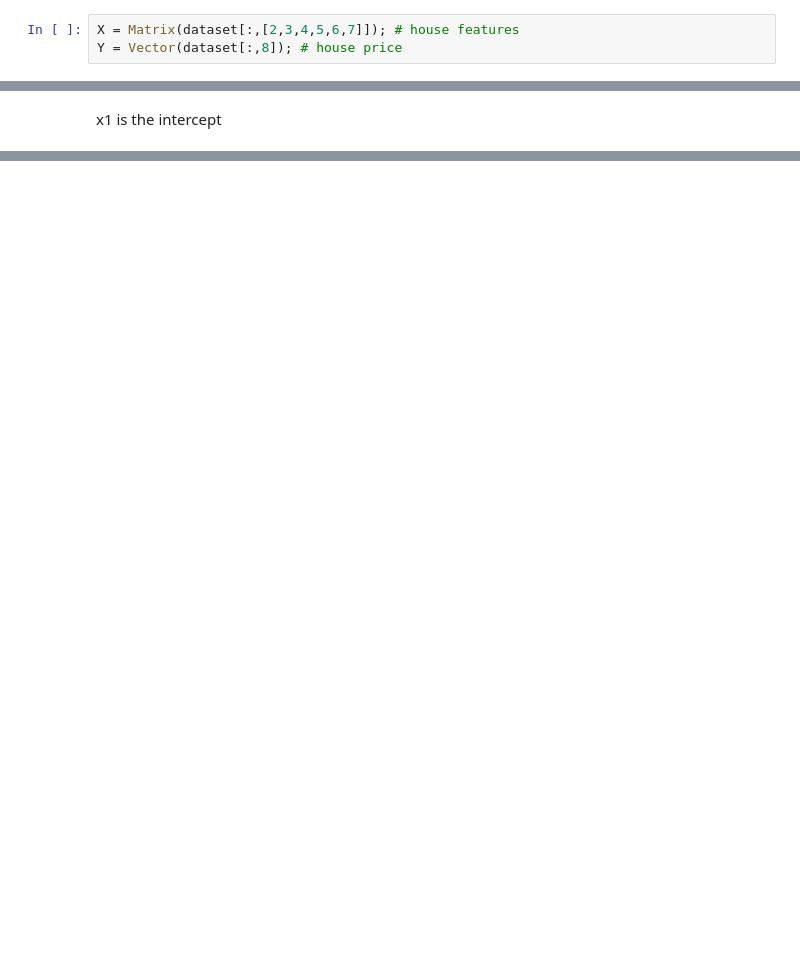
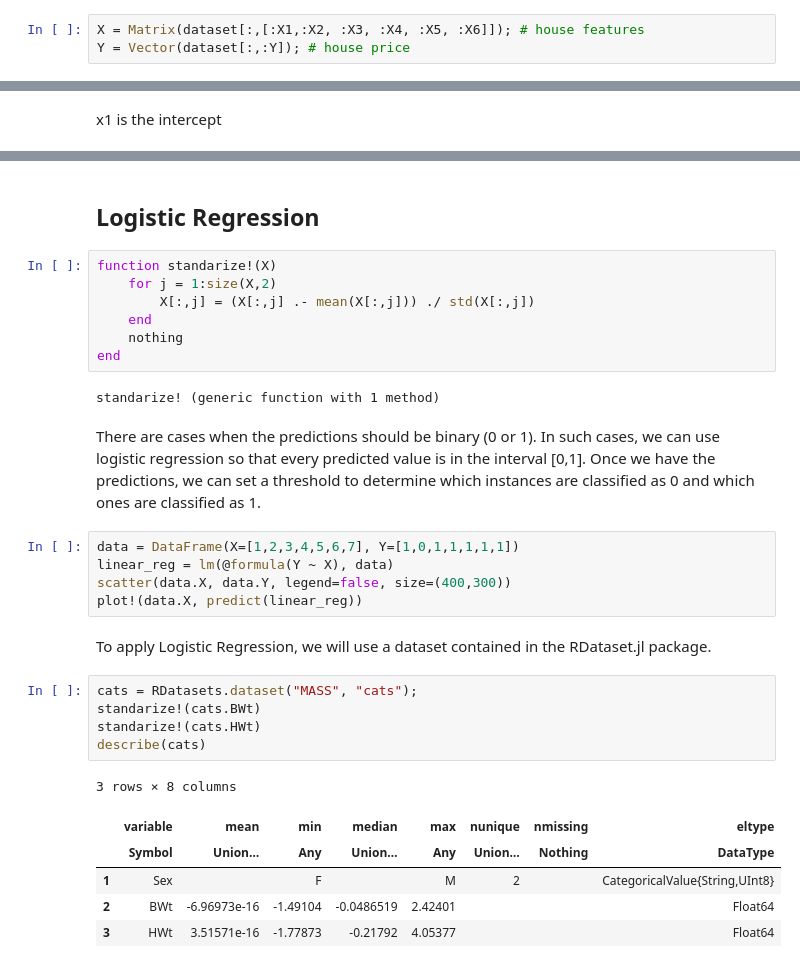
Before and after one commit to pabvald/julia-for-data-science, a Jupyter notebook: 07. Regression.ipynb, the cells around one changed output, grey strips where cells are left out. Drawn from its saved outputs; the diff is of its cells as text; blank space fills up the shorter version.

```diff
--- a/07. Regression.ipynb
+++ b/07. Regression.ipynb
@@ -30,6 +57,6 @@ describe(dataset)
 # %%
-X = Matrix(dataset[:,[2,3,4,5,6,7]]); # house features
-Y = Vector(dataset[:,8]); # house price
+X = Matrix(dataset[:,[:X1,:X2, :X3, :X4, :X5, :X6]]); # house features
+Y = Vector(dataset[:,:Y]); # house price
 # %%
 size(X)
 # %% [output]
@@ -105,0 +156,32 @@ scatter(GLM.predict(model), Y)
+# %% [markdown]
+## Logistic Regression
+# %%
+function standarize!(X)
+    for j = 1:size(X,2)
+        X[:,j] = (X[:,j] .- mean(X[:,j])) ./ std(X[:,j])
+    end
+    nothing
+end
+# %% [output]
+standarize! (generic function with 1 method)
+# %% [markdown]
+There are cases when the predictions should be binary (0 or 1). In such cases, we can use logistic regression so that every predicted value is in the interval [0,1]. Once we have the predictions, we can set a threshold to determine which instances are classified as 0 and which ones are classified as 1.
+# %%
+data = DataFrame(X=[1,2,3,4,5,6,7], Y=[1,0,1,1,1,1,1])
+linear_reg = lm(@formula(Y ~ X), data)
+scatter(data.X, data.Y, legend=false, size=(400,300))
+plot!(data.X, predict(linear_reg))
+# %% [markdown]
+To apply Logistic Regression, we will use a dataset contained in the RDataset.jl package.
+# %%
+cats = RDatasets.dataset("MASS", "cats");
+standarize!(cats.BWt)
+standarize!(cats.HWt)
+describe(cats)
+# %% [output]
+3 rows × 8 columns
+|  | variable | mean | min | median | max | nunique | nmissing | eltype |
+|  | Symbol | Union… | Any | Union… | Any | Union… | Nothing | DataType |
+| 1 | Sex |  | F |  | M | 2 |  | CategoricalValue{String,UInt8} |
+| 2 | BWt | -6.96973e-16 | -1.49104 | -0.0486519 | 2.42401 |  |  | Float64 |
+| 3 | HWt | 3.51571e-16 | -1.77873 | -0.21792 | 4.05377 |  |  | Float64 |
```
Also changed, not shown: parts of 29 cells of this notebook, 6 other files.
